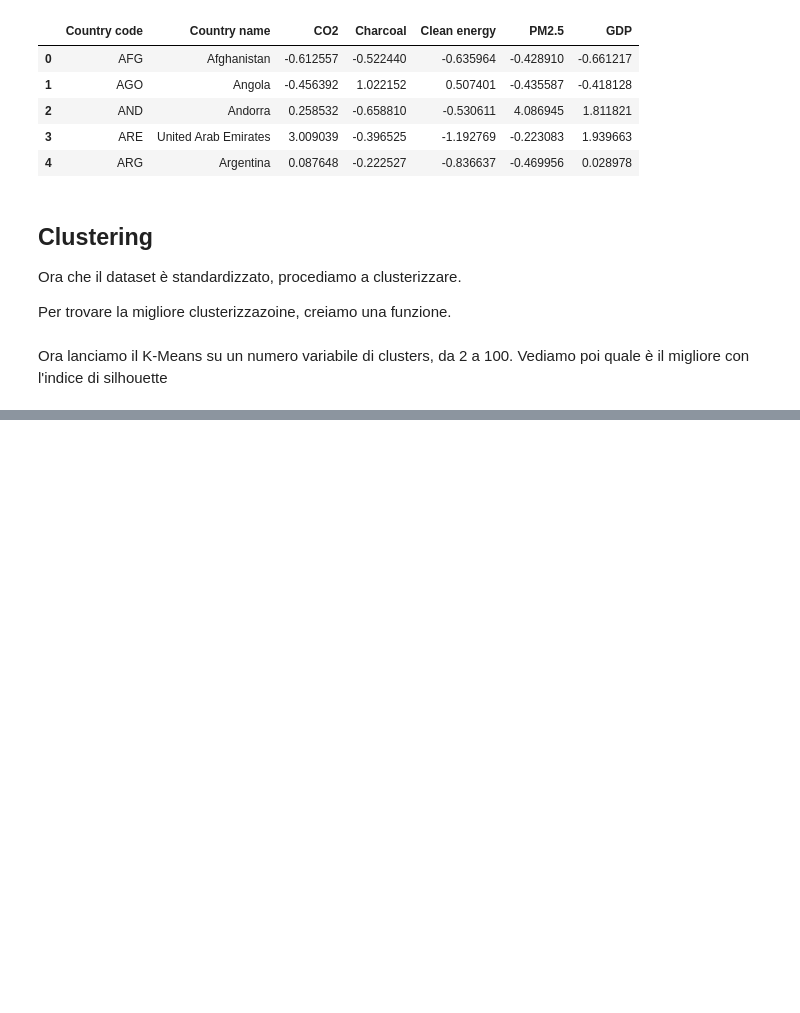
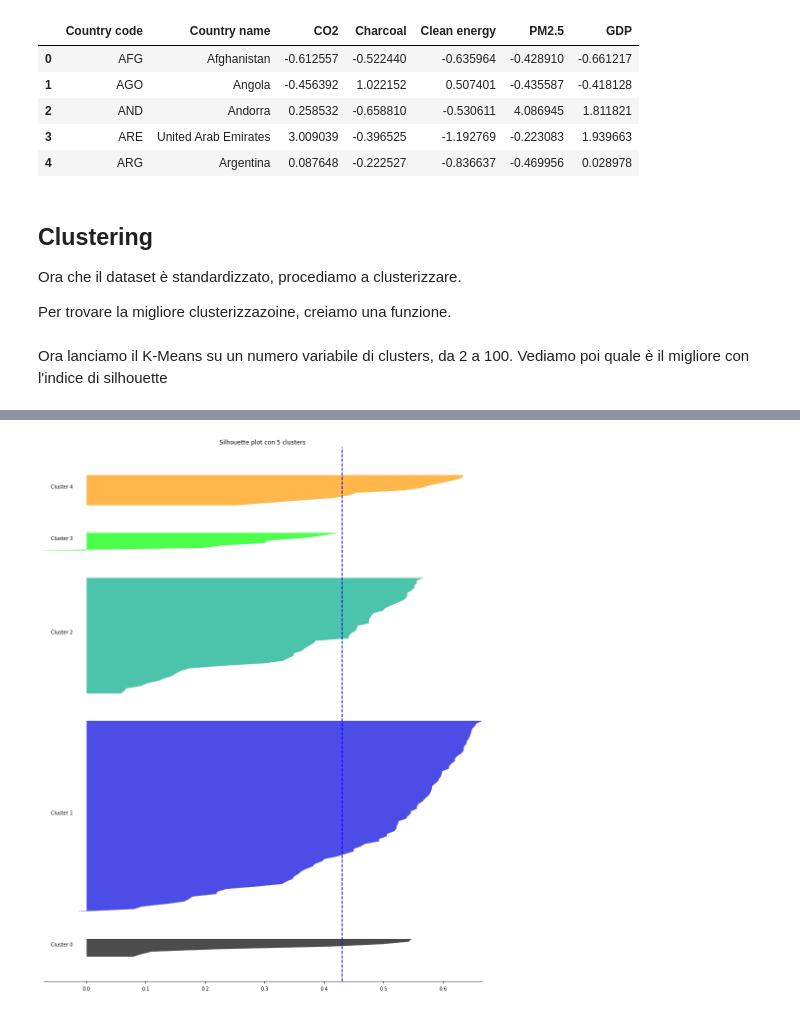
Before and after one commit to PCampi/progettoDT-ML, a Jupyter notebook: Analisi esplorativa e clustering.ipynb, the cells around one changed output, grey strips where cells are left out. Cells and saved outputs as stored; diff of their text form; code cells hidden in the pictures; blank space fills up the shorter version.

```diff
--- a/Analisi esplorativa e clustering.ipynb
+++ b/Analisi esplorativa e clustering.ipynb
@@ -315,0 +379,13 @@ Best silhouette score is 0.4301 with 5 clusters
+# %%
+fig, ax = pl.subplots(ncols=1, figsize=(16, 20))
+plot_silhouette(labels[best_n_cluster].values,
+                avg_silhouette[best_n_cluster].values,
+                point_silhouette[best_n_cluster].values,
+                best_n_cluster,
+                fig, ax)
+sns.despine()
+ax.spines['left'].set_visible(False)
+ax.axes.get_yaxis().set_visible(False)
+pl.show()
+# %% [output]
+[figure, added]
```
Also changed, not shown: parts of 12 cells of this notebook, 1 other file.
